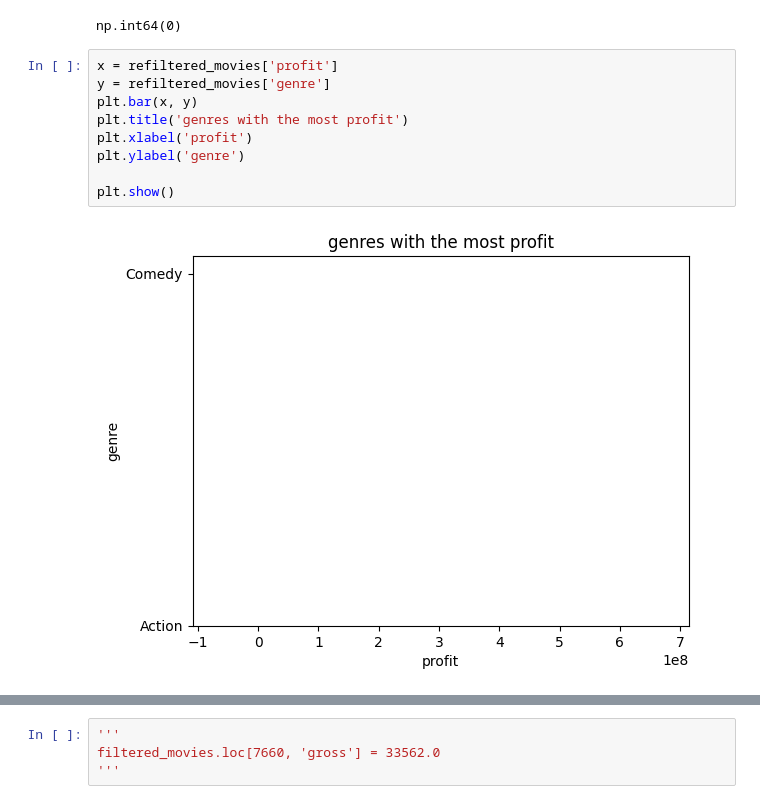
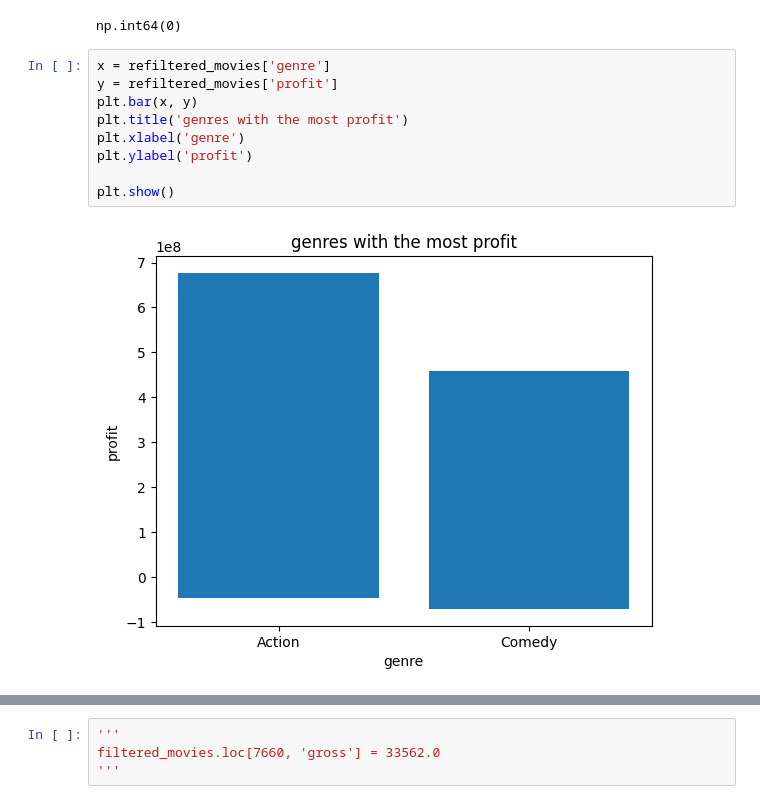
Before and after one commit to Kaidense2026/Pop_culture-, a Jupyter notebook: Pop_Culture_research_project.ipynb, the cells around one changed output, grey strips where cells are left out. Drawn from its saved outputs; the diff is of its cells as text.

```diff
--- a/Pop_Culture_research_project.ipynb
+++ b/Pop_Culture_research_project.ipynb
@@ -532,13 +532,13 @@ refiltered_movies['profit'].isna().sum()
 # %% [output]
 np.int64(0)
 # %%
-x = refiltered_movies['profit']
-y = refiltered_movies['genre']
+x = refiltered_movies['genre']
+y = refiltered_movies['profit']
 plt.bar(x, y)
 plt.title('genres with the most profit')
-plt.xlabel('profit')
-plt.ylabel('genre')
+plt.xlabel('genre')
+plt.ylabel('profit')
 
 plt.show()
 # %% [output]
-[figure, old version]
+[figure, new version]
```
Also changed, not shown: parts of 9 cells of this notebook.
